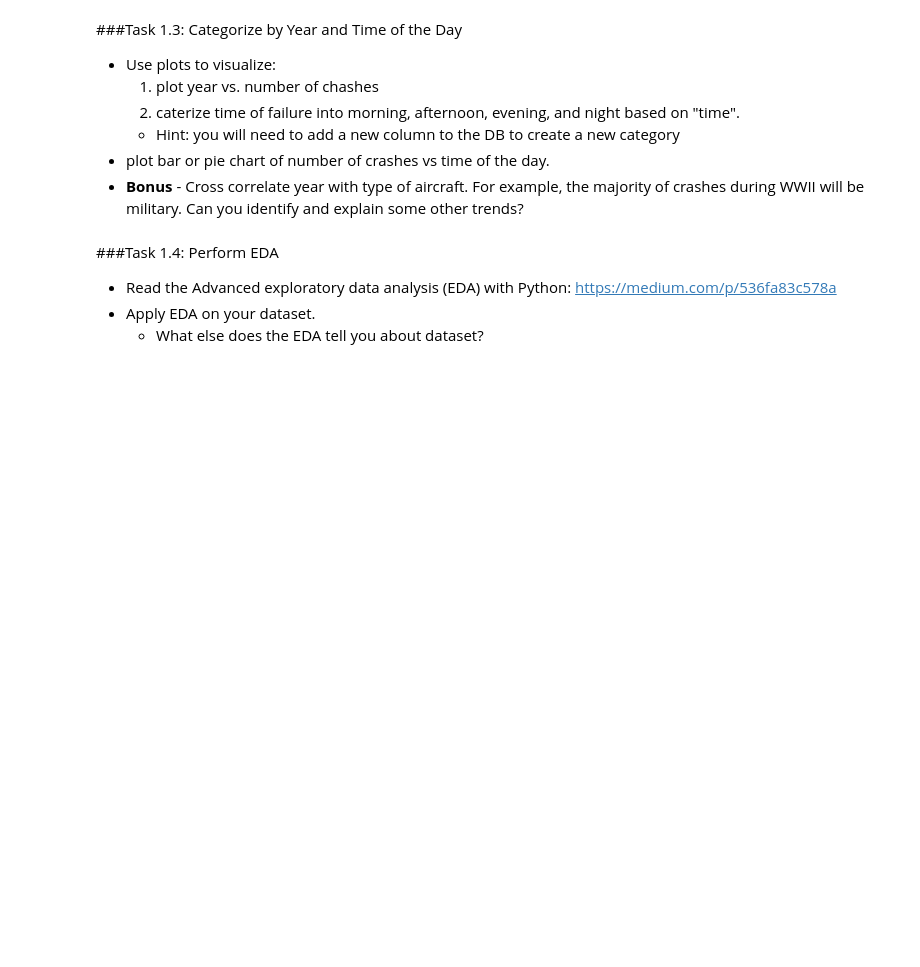
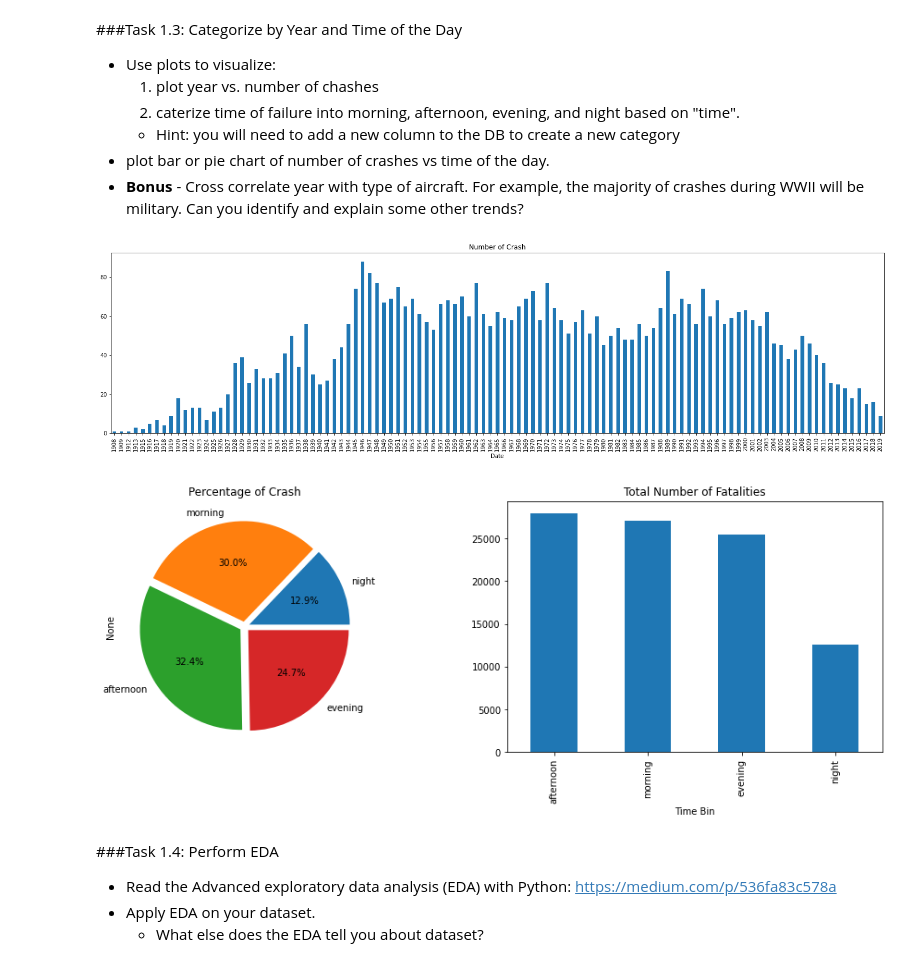
Before and after one commit to women-in-ai-ireland/May-2022-WaiXCollins-Airplane-Crash-Investigation, a Jupyter notebook: WAI_Crash_Investigation_PEDRAM.ipynb, the cells around one changed output. Saved outputs shown, nothing was run; the diff lists cells and outputs as text; code cells hidden in the pictures; blank space fills up the shorter version.

```diff
--- a/WAI_Crash_Investigation_PEDRAM.ipynb
+++ b/WAI_Crash_Investigation_PEDRAM.ipynb
@@ -164,3 +200,23 @@ plt.show()
+# %%
+#Add code here
+import matplotlib.pyplot as plt
+
+year_serie=pd.to_datetime(df.Date).dt.year
+df.groupby(year_serie).size().plot(kind = "bar",title="Number of Crash",figsize=(25, 6))
+plt.show()
+
+bins = [0,6,12,18,24]
+labels = ['night','morning','afternoon','evening']
+time_serie=pd.to_datetime(df.Time,errors='coerce').dt.hour
+df["Time Bin"]=pd.cut(time_serie, bins, labels=labels, right=False)
+
+fig, axs = plt.subplots(1,2,figsize=(16, 5))
+df.groupby("Time Bin").size().plot(kind="pie",autopct='%0.1f%%',ax=axs[0],explode=(0.05,0.05, 0.05, 0.05),title="Percentage of Crash")
+df.groupby("Time Bin")["Fatalities"].sum().sort_values(ascending=False).plot(kind="bar",ax=axs[1],title="Total Number of Fatalities")
+plt.show()
+# %% [output]
+[figure, added]
+[figure, added]
 # %% [markdown]
 ###Task 1.4: Perform EDA
 * Read the Advanced exploratory data analysis (EDA) with Python: https://medium.com/p/536fa83c578a
```
Also changed, not shown: parts of 7 cells of this notebook.
